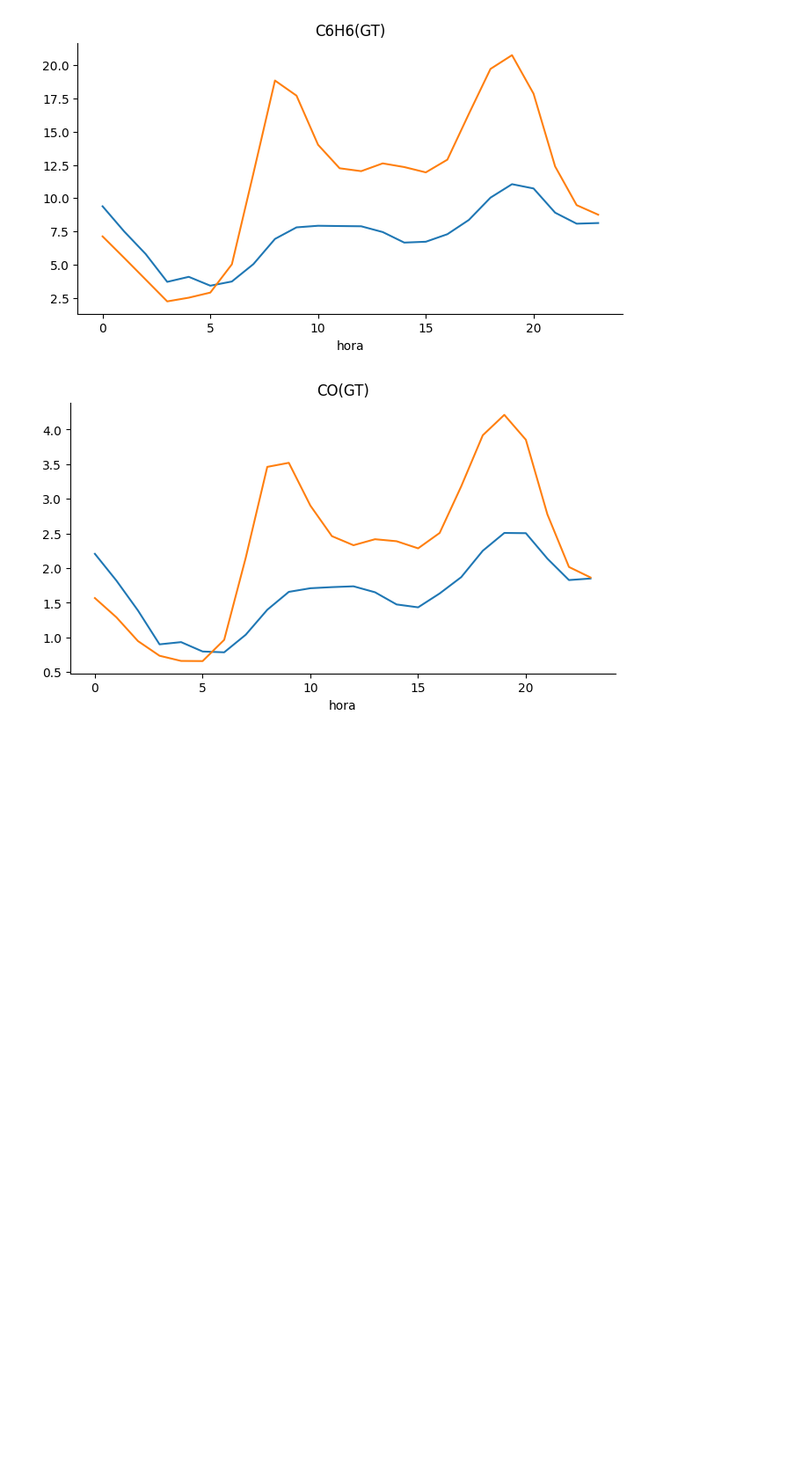
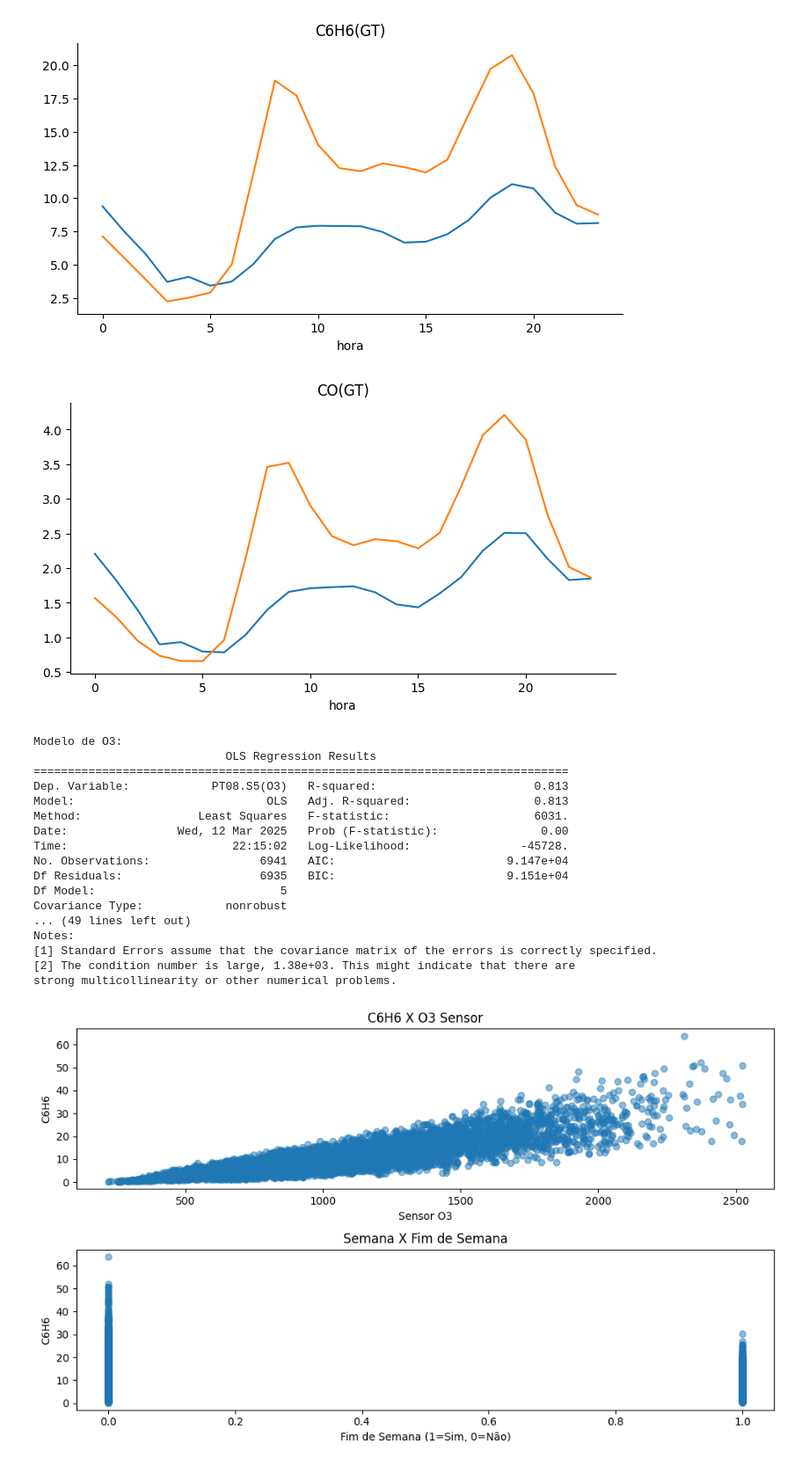
Before and after one commit to Vinicius380/Codigos_Terceiro_Semestre, a Jupyter notebook: Aula27.ipynb, the cells around one changed output. Shown at 88% size. Drawn from its saved outputs; the diff is of its cells as text; code cells hidden in the pictures; blank space fills up the shorter version.

```diff
--- a/Aula27.ipynb
+++ b/Aula27.ipynb
@@ -273,3 +273,77 @@ mediaHoraS['CO(GT)'].plot(kind='line', figsize=(8, 4), title='CO(GT)')
 plt.gca().spines[['top', 'right']].set_visible(False)
 # %% [output]
 [figure]
+# %%
+# Função para preparar os dados
+def prepare_data(df):
+    # Extrair a coluna weekday e criar a coluna weekend
+    df['weekday'] = df['Datetime'].dt.dayofweek
+    df['weekend'] = df['weekday'].apply(lambda x: 1 if x >= 5 else 0)
+    return df
+
+# Função para modelar O3 em relação aos outros poluentes
+def model_o3(df):
+    y = df['PT08.S5(O3)']  # Variável dependente (O3)
+    X = df[['CO(GT)', 'C6H6(GT)', 'NO2(GT)', 'NOx(GT)', 'weekend']]  # Variáveis independentes
+    X = sm.add_constant(X)  # Adiciona uma constante para o modelo
+
+    model = sm.OLS(y, X).fit()  # Ajusta o modelo de regressão
+    print("Modelo de O3:")
+    print(model.summary())  # Exibe o resumo do modelo
+
+# Função para modelar C6H6 em relação ao sensor de O3 e outras variáveis ambientais
+def model_c6h6(df):
+    y = df['CO(GT)']  # Variável dependente (CO)
+    X = df[['NO2(GT)', 'T', 'RH', 'AH', 'weekend']]  # Variáveis independentes
+    X = sm.add_constant(X)  # Adiciona uma constante para o modelo
+
+    model = sm.OLS(y, X).fit()  # Ajusta o modelo de regressão
+    print("\nModelo de C6H6:")
+    print(model.summary())  # Exibe o resumo do modelo
+
+# Função para gerar os gráficos
+def plot_graphs(df):
+    # Plot 1: Correlação entre O3 e C6H6
+    plt.figure(figsize=(10, 6))
+    plt.subplot(2, 1, 1)
+    plt.scatter(df['PT08.S5(O3)'], df['C6H6(GT)'], alpha=0.5)
+    plt.title('C6H6 X O3 Sensor')
+    plt.xlabel('Sensor O3')
+    plt.ylabel('C6H6')
+
+    # Plot 2: Comparação de C6H6 nos dias de semana vs. fim de semana
+    plt.subplot(2, 1, 2)
+    plt.scatter(df['weekend'], df['C6H6(GT)'], alpha=0.5)
+    plt.title('Semana X Fim de Semana')
+    plt.xlabel('Fim de Semana (1=Sim, 0=Não)')
+    plt.ylabel('C6H6')
+
+    plt.tight_layout()
+    plt.show()
+
+# Main: Preparando os dados, modelando e plotando gráficos
+def main(df):
+    df = prepare_data(df)  # Preparar os dados
+    model_o3(df)  # Modelar O3
+    model_c6h6(df)  # Modelar C6H6
+    plot_graphs(df)  # Gerar gráficos
+main(df)
+# %% [output]
+Modelo de O3:
+                            OLS Regression Results
+==============================================================================
+Dep. Variable:            PT08.S5(O3)   R-squared:                       0.813
+Model:                            OLS   Adj. R-squared:                  0.813
+Method:                 Least Squares   F-statistic:                     6031.
+Date:                Wed, 12 Mar 2025   Prob (F-statistic):               0.00
+Time:                        22:15:02   Log-Likelihood:                -45728.
+No. Observations:                6941   AIC:                         9.147e+04
+Df Residuals:                    6935   BIC:                         9.151e+04
+Df Model:                           5
+Covariance Type:            nonrobust
+... (49 lines left out)
+Notes:
+[1] Standard Errors assume that the covariance matrix of the errors is correctly specified.
+[2] The condition number is large, 1.38e+03. This might indicate that there are
+strong multicollinearity or other numerical problems.
+[figure, added]
```
Also changed, not shown: parts of 1 cell of this notebook.
